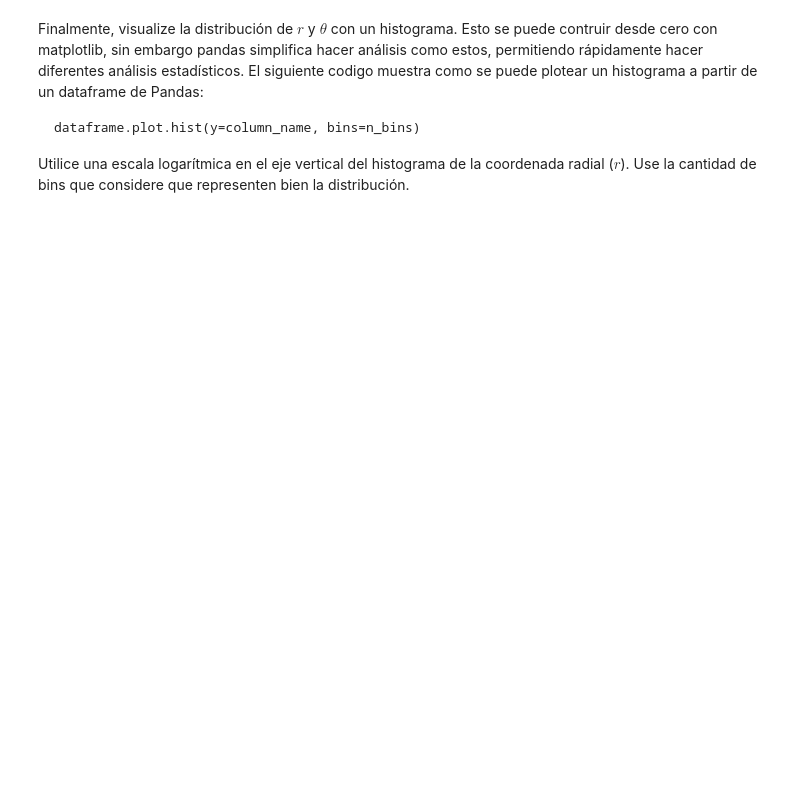
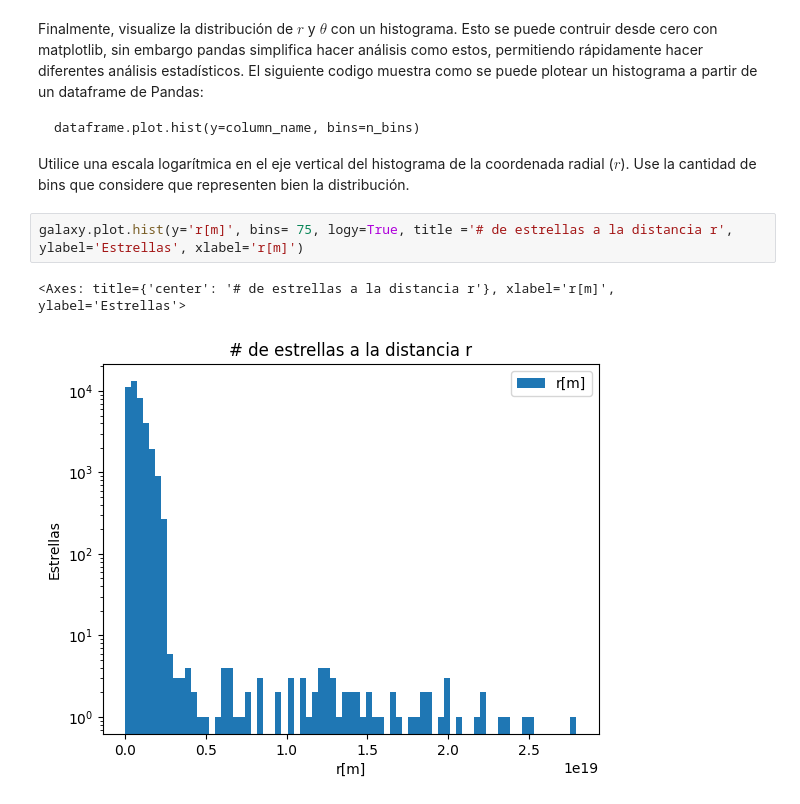
Before and after one commit to CrushinAngel/Tarea-1, a Jupyter notebook: Tarea_1.ipynb, the cells around one changed output. Saved outputs shown, nothing was run; the diff lists cells and outputs as text; blank space fills up the shorter version.

````diff
--- a/Tarea_1.ipynb
+++ b/Tarea_1.ipynb
@@ -600,3 +600,8 @@ dataframe.plot.hist(y=column_name, bins=n_bins)
 ```
 
 Utilice una escala logarítmica en el eje vertical del histograma de la coordenada radial ($r$). Use la cantidad de bins que considere que representen bien la distribución.
+# %%
+galaxy.plot.hist(y='r[m]', bins= 75, logy=True, title ='# de estrellas a la distancia r', ylabel='Estrellas', xlabel='r[m]')
+# %% [output]
+<Axes: title={'center': '# de estrellas a la distancia r'}, xlabel='r[m]', ylabel='Estrellas'>
+[figure, added]
````
Also changed, not shown: parts of 4 cells of this notebook.
